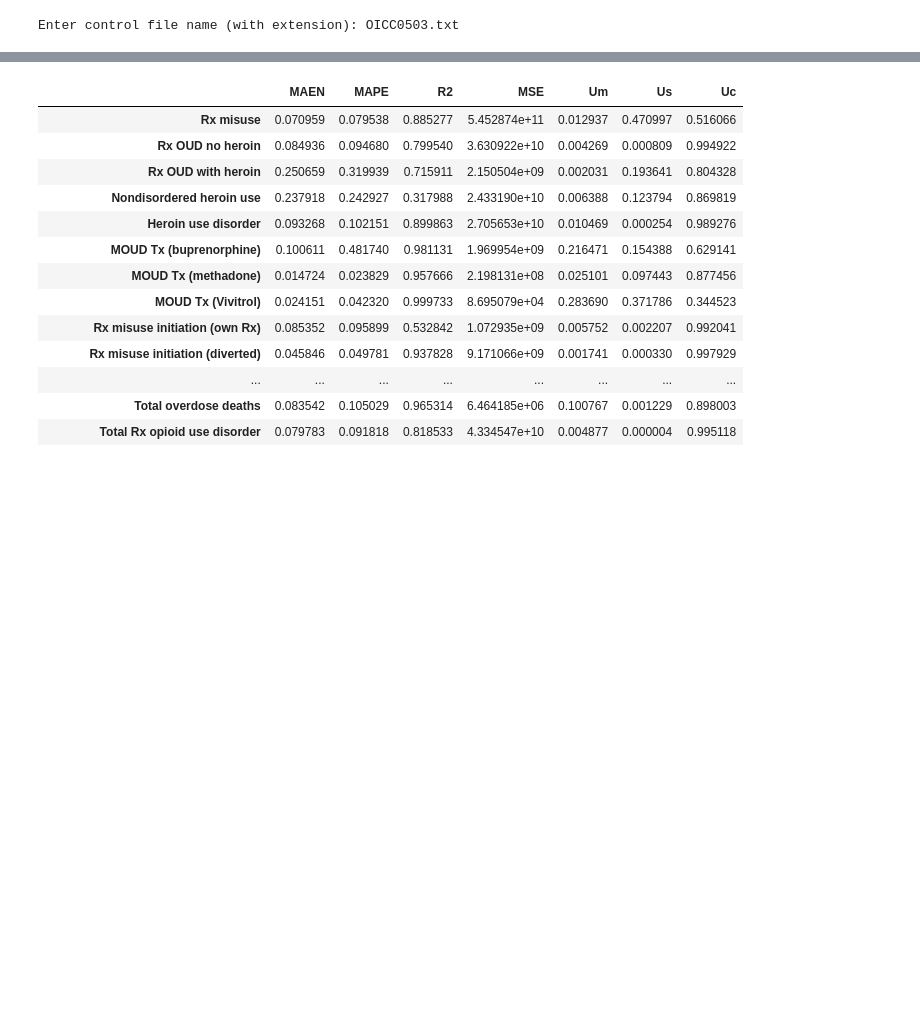
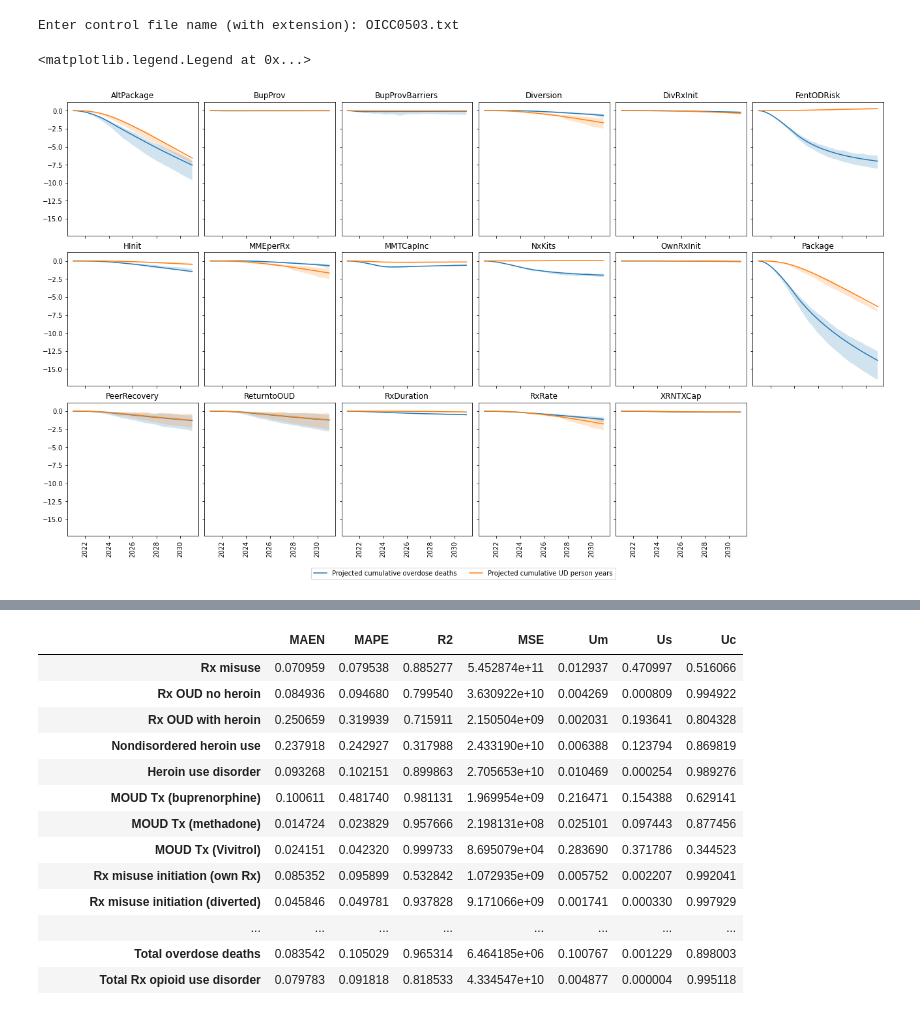
Before and after one commit to tseyanglim/SOURCE, a Jupyter notebook: OSM Graphing.ipynb, the cells around one changed output, grey strips where cells are left out. Cells and saved outputs as stored; diff of their text form; code cells hidden in the pictures; blank space fills up the shorter version.

Commit message:
changed method of CI calculation, improved formatting

```diff
--- a/OSM Graphing.ipynb
+++ b/OSM Graphing.ipynb
@@ -465,20 +465,96 @@ Enter control file name (with extension): OICC0503.txt
 # %%
 base = 'Base' # Set baseline scenario preference
 pollist = [base] + [f'{base}{cin[:-4]}' for cin in policylist] # Compile list of scenarios to plot
 
 # poldict = {} # Initialise container for relevant results
 # # Add main and sens results for each scenario to container
 # for scen in pollist:
 #     t = pd.read_csv(f'{baserunname}_final_{scen}_vars.tab', sep='\t', index_col=0)
 #     s = pd.read_csv(f'{baserunname}_sens_{scen}_clean.tab', sep='\t', index_col=[0,1])
 #     t.columns = t.columns.astype(float)
 #     s.columns = s.columns.astype(float)
 #     for var in projvars: # Add expected values from baserun to sensitivity dataframe
 #         s.loc[(var, 'EV'), :] = t.loc[var]
 #     poldict[scen] = pd.concat([s.loc[var] for var in projvars],
 #                               keys=projvars, names=['Var', 'Perc'])
 #     del s, t
 
 # # Compile new dataframe for scenario results
 # projtable = pd.concat(poldict, names=['Scen', 'Var', 'Perc'])
 # projtable.to_csv(f'{baserunname}_polproj.tab', sep='\t')
+
+
+projtable = pd.read_csv(f'X_polproj.tab', sep='\t', index_col=[0,1,2])
+projtable.columns = projtable.columns.astype(float)
+
+percentiles = ['0.0', '1.0', '2.5', '5.0', '10.0', '25.0', '50.0', '75.0', '90.0', '95.0', '97.5', '99.0', '100.0', 'EV']
+
+p = projtable.loc[:, endyear+2:] # Subset results to just later years
+all_base = p.loc['Base', projvars, percentiles]
+#display(all_base)
+
+pct_difference_df = pd.DataFrame()
+
+for scen in pollist:
+    s = p.loc[scen]
+    for var in projvars:
+        var_dataframe = 100.0*((s.loc[var]-all_base.loc['Base', var])/all_base.loc['Base', var])
+        var_dataframe['Var'] = var
+        var_dataframe['Scen'] = scen
+        pct_difference_df = pct_difference_df.append(var_dataframe)
+
+pct_difference_df = pct_difference_df.set_index(['Scen', 'Var'], append=True)
+pct_difference_df = pct_difference_df.reorder_levels(['Scen', 'Var', 'Perc'])
+pct_difference_df.columns = pct_difference_df.columns.astype(float)
+#display(pct_difference_df)
+
+pollist.remove(base) # inplace
+
+fig0, axs = plt.subplots(3, 6, figsize=[18, 10], sharex=True, sharey=True, constrained_layout=True)
+
+for ax, scen in zip(axs.flatten(), pollist):
+    s = pct_difference_df.loc[scen]
+    lines = [ax.plot(s.loc[var, 'EV']) for var in projvars]
+    for var in projvars:
+        ax.fill_between(s.columns, s.loc[var, str(2.5)], s.loc[var, str(97.5)], alpha=0.2)
+        ax.set_title(scen[len(base):])
+        loc = mticker.MultipleLocator(base=2)
+        ax.xaxis.set_major_locator(loc)
+        ax.tick_params(axis='x', labelrotation=90)
+
+varnum = 17
+for i in range(len(axs.flatten())-varnum):
+        fig0.delaxes(axs.flatten()[varnum + i])
+
+flat_list = [item for sublist in lines for item in sublist]
+fig0.legend(flat_list, projvars, loc=8, ncol=2, bbox_to_anchor= (0.5, -0.05))
+
+
+# def proj_plot_template():
+#     """Lay out basic two-axes figure for outcome plots"""
+#     fig0, (ax0, ax1) = plt.subplots(1, 2, figsize=[12, 5], constrained_layout=True)
+
+#     for ax in [ax0, ax1]:
+#         loc = mticker.MultipleLocator(base=2)
+#         ax.xaxis.set_major_locator(loc)
+#         ax.tick_params(axis='x', labelrotation=90)
+#         ax.yaxis.set_major_formatter(mticker.ScalarFormatter())
+
+#     return fig0, ax0, ax1
+
+# def fmt_proj_template(fig, ax0, ax1):
+#     """Format two-axes figure for outcome plots"""
+#     ax0.ticklabel_format(axis='y', style='sci', scilimits=(3,3))
+#     ax1.yaxis.tick_right()
+#     ax1.yaxis.set_label_position('right')
+#     ax1.ticklabel_format(axis='y', style='sci', scilimits=(6,6))
+#     ax0.set_ylim(-0.27E05, 5.13E05)
+#     ax1.set_ylim(-0.2E07, 3.8E07)
+#     ax0.set_ylabel('Cumulative overdose deaths (thousands)')
+#     ax1.set_ylabel('Cumulative use disorder person-years (millions)')
+#     ax0.set_title('Projected cumulative overdose deaths', fontsize=14)
+#     ax1.set_title('Projected cumulative use disorder person-years', fontsize=14)
+#     ax0.legend(loc=4)
+# %% [output]
+<matplotlib.legend.Legend at 0x...>
+[figure, added]
```
Also changed, not shown: parts of 1 cell of this notebook.
